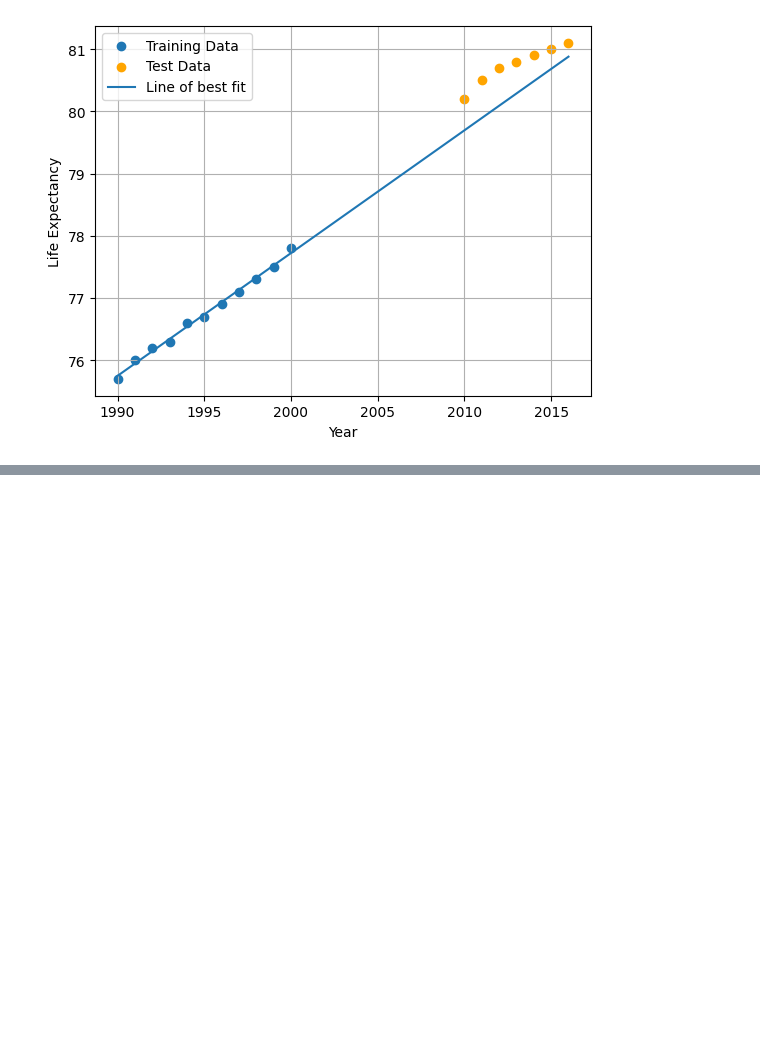
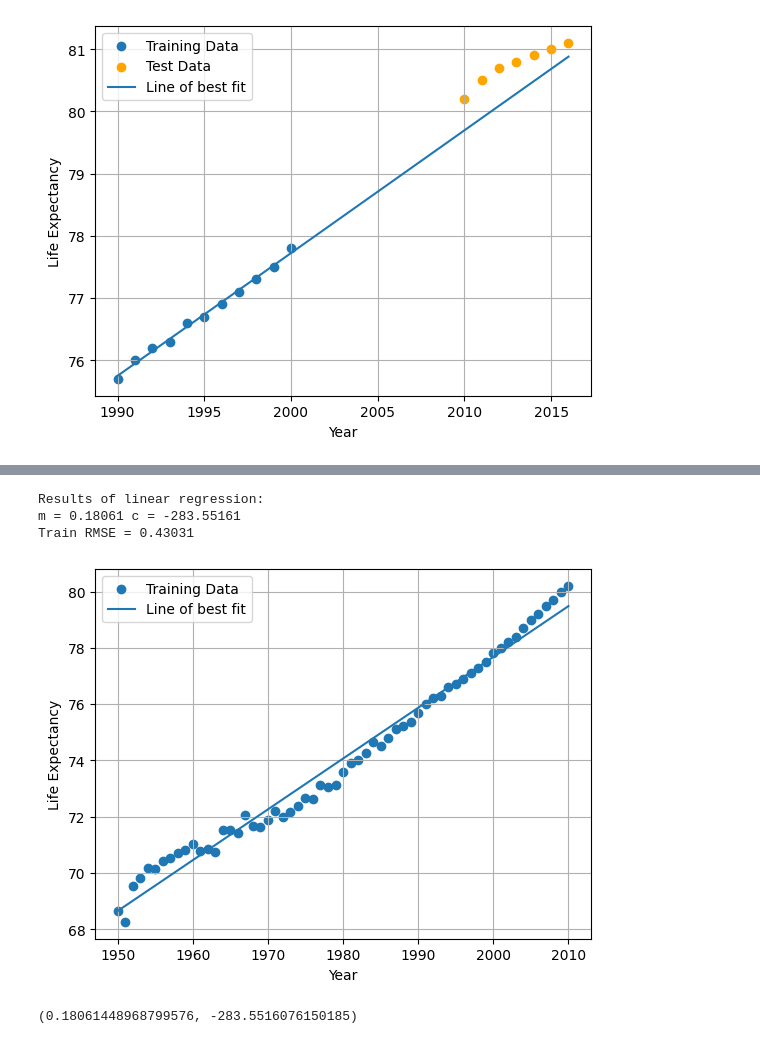
Before and after one commit to pshriwise/uw-ml-workshop-23, a Jupyter notebook: Regression_01.ipynb, the cells around one changed output, grey strips where cells are left out. Cells and saved outputs as stored; diff of their text form; code cells hidden in the pictures; blank space fills up the shorter version.

```diff
--- a/Regression_01.ipynb
+++ b/Regression_01.ipynb
@@ -109,0 +212,8 @@ Test RMSE = 0.47524
+# %%
+process_life_expectancy_data_sklearn('data/gapminder-life-expectancy.csv', "United Kingdom", [1950, 2010])
+# %% [output]
+Results of linear regression:
+m = 0.18061 c = -283.55161
+Train RMSE = 0.43031
+[figure, added]
+(0.18061448968799576, -283.5516076150185)
```
Also changed, not shown: parts of 13 cells of this notebook, 1 other file.
